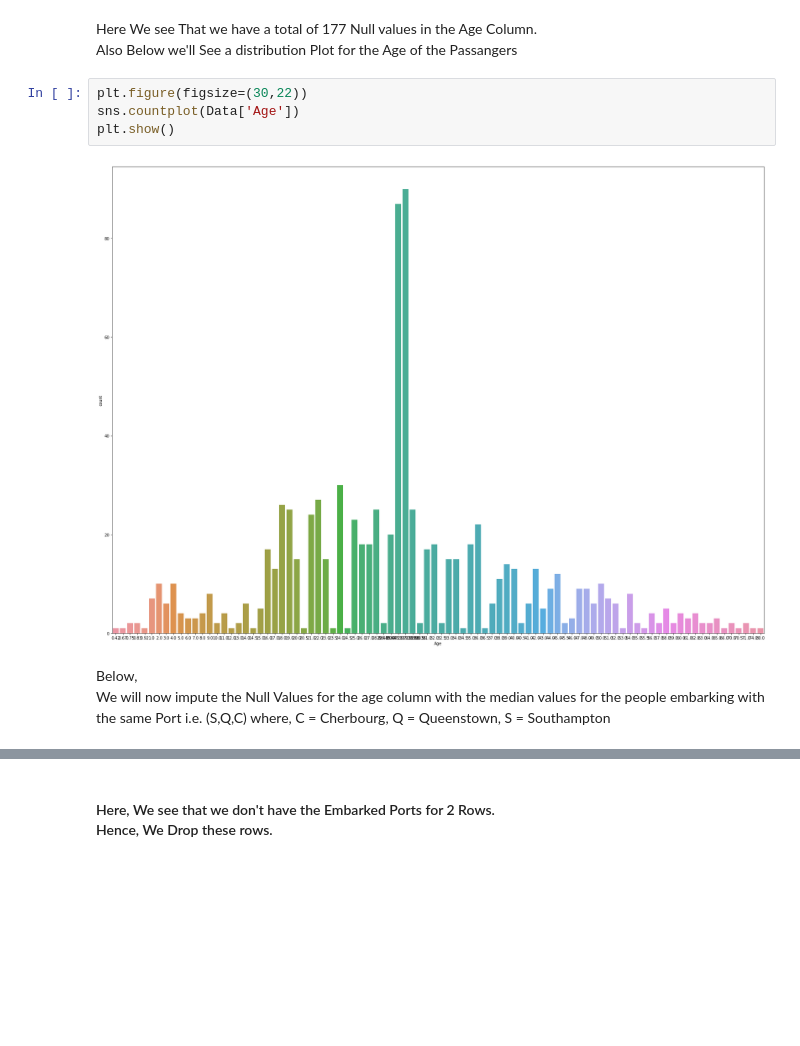
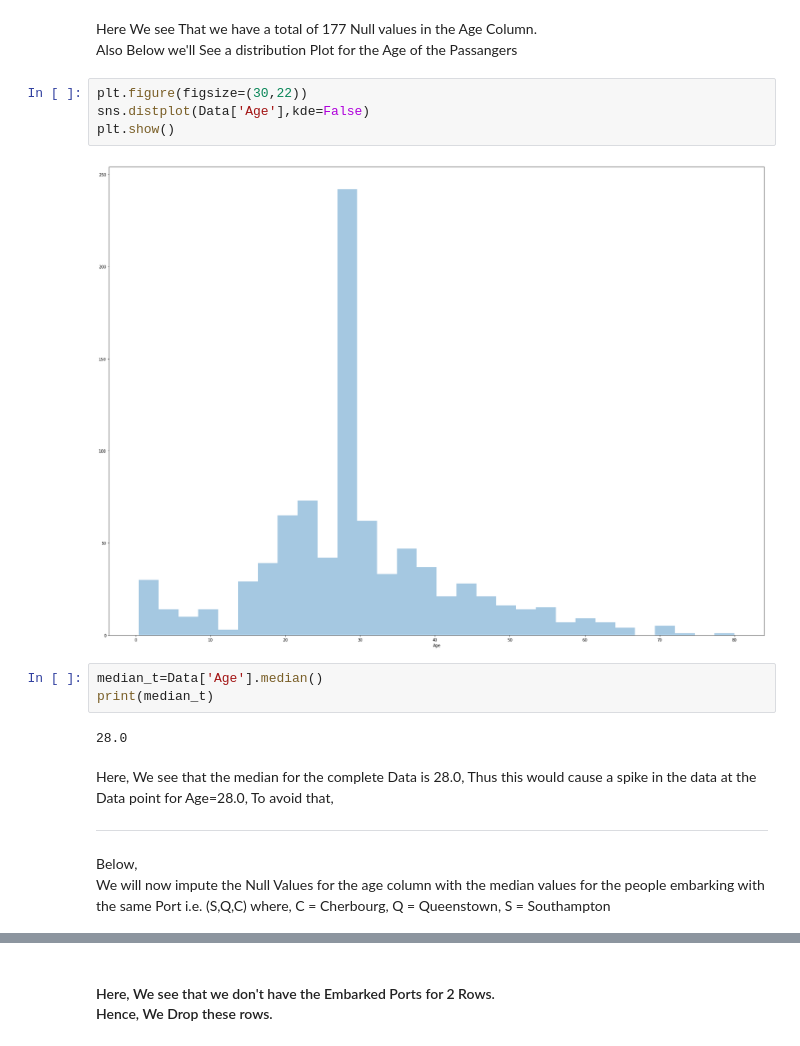
Before and after one commit to AjishKalia99/Titanic, a Jupyter notebook: Analysis.ipynb, the cells around one changed output, grey strips where cells are left out. Drawn from its saved outputs; the diff is of its cells as text; blank space fills up the shorter version.

```diff
--- a/Analysis.ipynb
+++ b/Analysis.ipynb
@@ -76,11 +76,18 @@ Here We see That we have a total of 177 Null values in the Age Column.<br>
 Also Below we'll See a distribution Plot for the Age of the Passangers
 # %%
 plt.figure(figsize=(30,22))
-sns.countplot(Data['Age'])
+sns.distplot(Data['Age'],kde=False)
 plt.show()
 # %% [output]
-[figure, old version]
+[figure, new version]
+# %%
+median_t=Data['Age'].median()
+print(median_t)
+# %% [output]
+28.0
 # %% [markdown]
+Here, We see that the median for the complete Data is 28.0, Thus this would cause a spike in the data at the Data point for Age=28.0, To avoid that,<Br>
+<hr color='black'>
 Below, <Br>
 We will now impute the Null Values for the age column with the median values for the people embarking with the same Port i.e. (S,Q,C)
 where,
```
Also changed, not shown: parts of 5 cells of this notebook.
